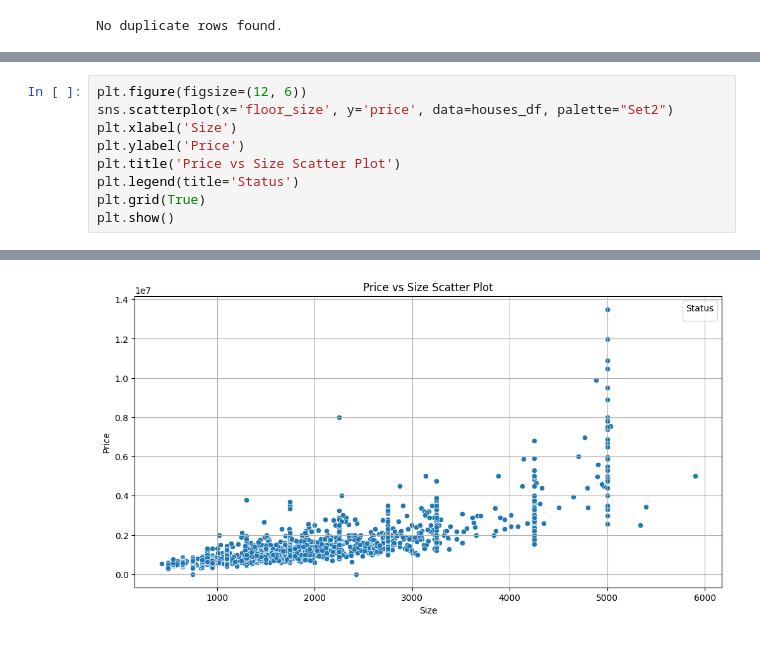
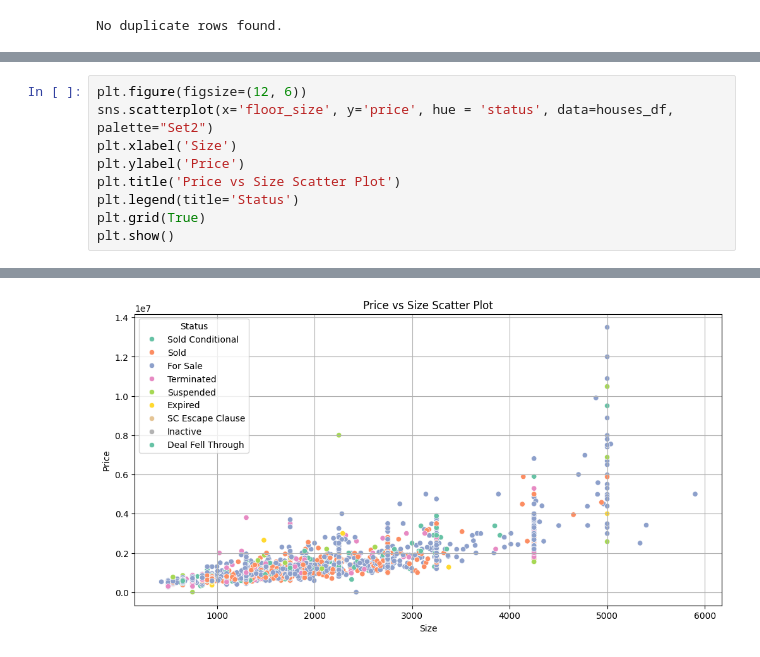
Before and after one commit to MaisieDeGraaf/Housing-Project_Final, a Jupyter notebook: linreg_housing.ipynb, the cells around one changed output, grey strips where cells are left out. Drawn from its saved outputs; the diff is of its cells as text.

```diff
--- a/linreg_housing.ipynb
+++ b/linreg_housing.ipynb
@@ -145,7 +145,7 @@ houses_df.describe().T
 | sold_price | 2972.0 | 410262.503028 | 0.0 | 0.0 | 0.0 | 750000.0 | 9499000.0 | 687791.173084 |
 # %%
 plt.figure(figsize=(12, 6))
-sns.scatterplot(x='floor_size', y='price', data=houses_df, palette="Set2")
+sns.scatterplot(x='floor_size', y='price', hue = 'status', data=houses_df, palette="Set2")
 plt.xlabel('Size')
 plt.ylabel('Price')
 plt.title('Price vs Size Scatter Plot')
@@ -157,2 +156,2 @@ WARNING:matplotlib.legend:No artists with labels found to put in legend.  Note t
-[figure, old version]
+[figure, new version]
 # %%
```
Also changed, not shown: parts of 3 cells of this notebook.
